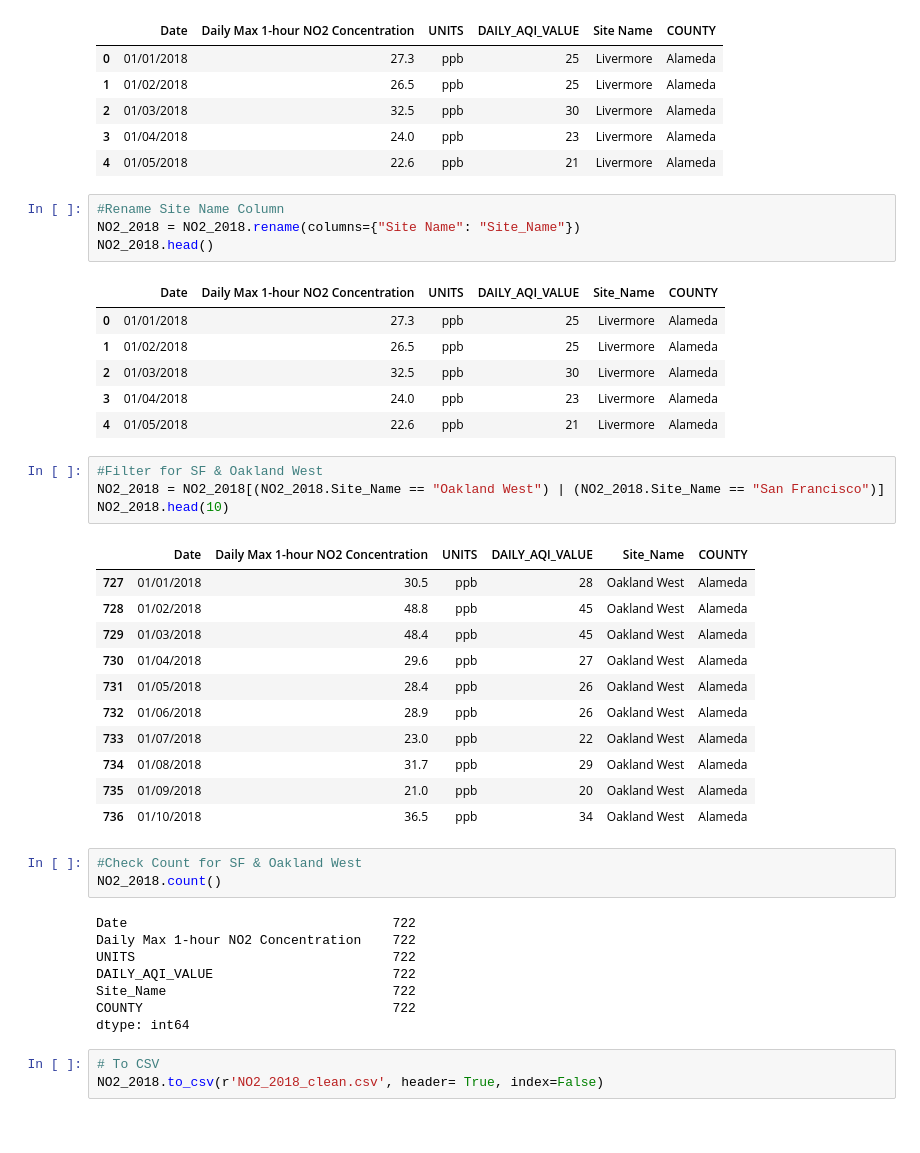
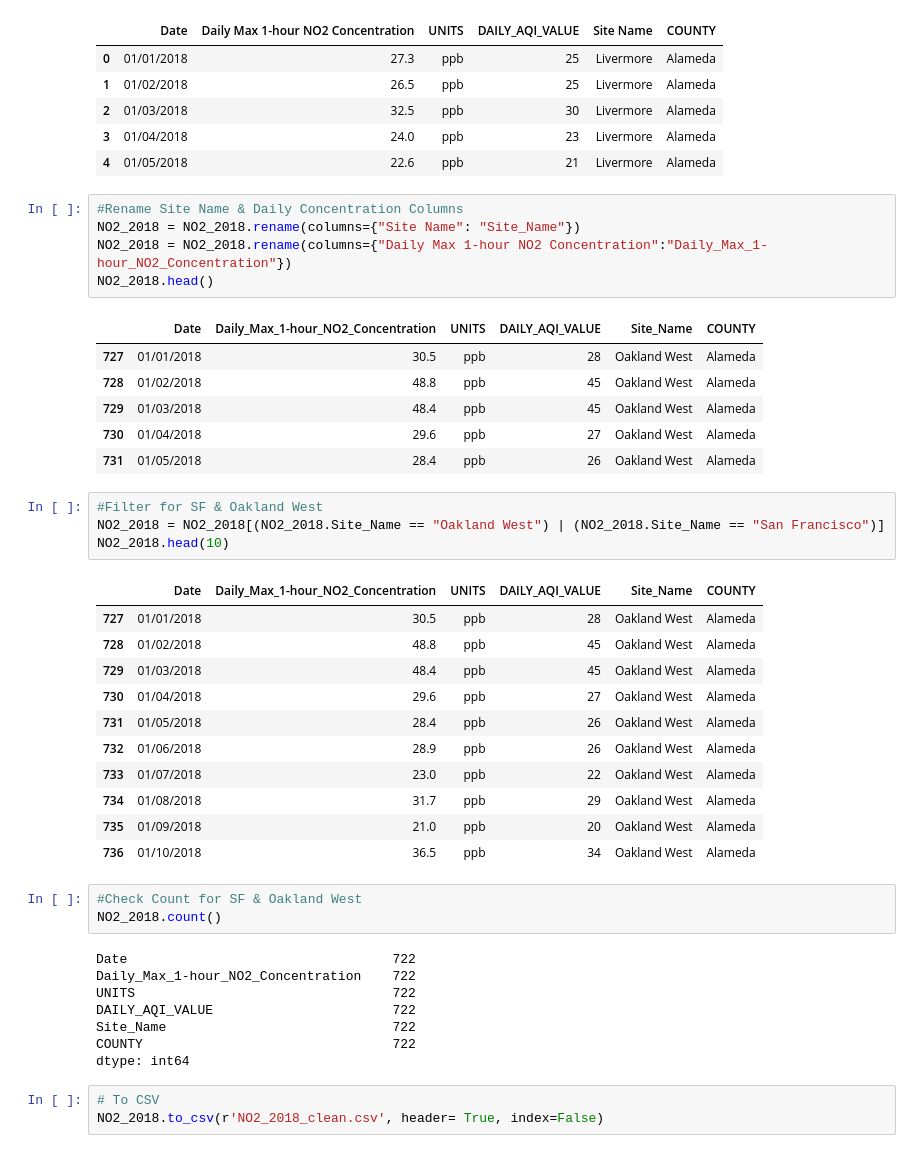
Before and after one commit to a56k/Final_Project_AQI_Level_SF, a Jupyter notebook: AmirO/Final Project CSVs/2018/Cleaning_Data 2018.ipynb, the cells around one changed output. Saved outputs shown, nothing was run; the diff lists cells and outputs as text.

```diff
--- a/AmirO/Final Project CSVs/2018/Cleaning_Data 2018.ipynb
+++ b/AmirO/Final Project CSVs/2018/Cleaning_Data 2018.ipynb
@@ -141,22 +142,23 @@ NO2_2018.head()
 | 3 | 01/04/2018 | 24.0 | ppb | 23 | Livermore | Alameda |
 | 4 | 01/05/2018 | 22.6 | ppb | 21 | Livermore | Alameda |
 # %%
-#Rename Site Name Column
+#Rename Site Name & Daily Concentration Columns
 NO2_2018 = NO2_2018.rename(columns={"Site Name": "Site_Name"})
+NO2_2018 = NO2_2018.rename(columns={"Daily Max 1-hour NO2 Concentration":"Daily_Max_1-hour_NO2_Concentration"})
 NO2_2018.head()
 # %% [output]
-|  | Date | Daily Max 1-hour NO2 Concentration | UNITS | DAILY_AQI_VALUE | Site_Name | COUNTY |
-| 0 | 01/01/2018 | 27.3 | ppb | 25 | Livermore | Alameda |
-| 1 | 01/02/2018 | 26.5 | ppb | 25 | Livermore | Alameda |
-| 2 | 01/03/2018 | 32.5 | ppb | 30 | Livermore | Alameda |
-| 3 | 01/04/2018 | 24.0 | ppb | 23 | Livermore | Alameda |
-| 4 | 01/05/2018 | 22.6 | ppb | 21 | Livermore | Alameda |
+|  | Date | Daily_Max_1-hour_NO2_Concentration | UNITS | DAILY_AQI_VALUE | Site_Name | COUNTY |
+| 727 | 01/01/2018 | 30.5 | ppb | 28 | Oakland West | Alameda |
+| 728 | 01/02/2018 | 48.8 | ppb | 45 | Oakland West | Alameda |
+| 729 | 01/03/2018 | 48.4 | ppb | 45 | Oakland West | Alameda |
+| 730 | 01/04/2018 | 29.6 | ppb | 27 | Oakland West | Alameda |
+| 731 | 01/05/2018 | 28.4 | ppb | 26 | Oakland West | Alameda |
 # %%
 #Filter for SF & Oakland West
 NO2_2018 = NO2_2018[(NO2_2018.Site_Name == "Oakland West") | (NO2_2018.Site_Name == "San Francisco")]
 NO2_2018.head(10)
 # %% [output]
-|  | Date | Daily Max 1-hour NO2 Concentration | UNITS | DAILY_AQI_VALUE | Site_Name | COUNTY |
+|  | Date | Daily_Max_1-hour_NO2_Concentration | UNITS | DAILY_AQI_VALUE | Site_Name | COUNTY |
 | 727 | 01/01/2018 | 30.5 | ppb | 28 | Oakland West | Alameda |
 | 728 | 01/02/2018 | 48.8 | ppb | 45 | Oakland West | Alameda |
 | 729 | 01/03/2018 | 48.4 | ppb | 45 | Oakland West | Alameda |
@@ -172,7 +174,7 @@ NO2_2018.head(10)
 NO2_2018.count()
 # %% [output]
 Date                                  722
-Daily Max 1-hour NO2 Concentration    722
+Daily_Max_1-hour_NO2_Concentration    722
 UNITS                                 722
 DAILY_AQI_VALUE                       722
 Site_Name                             722
```
Also changed, not shown: parts of 16 cells of this notebook, 21 other files.
